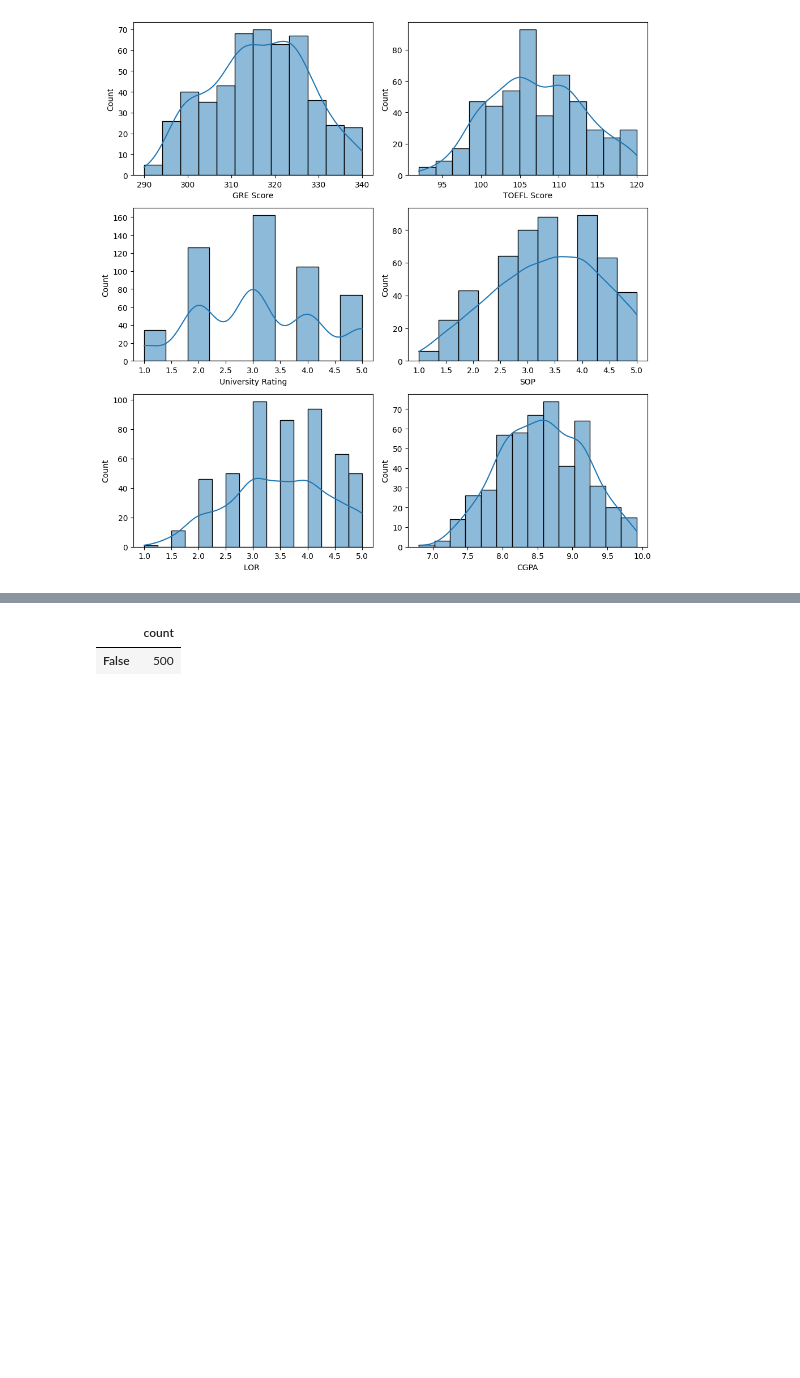
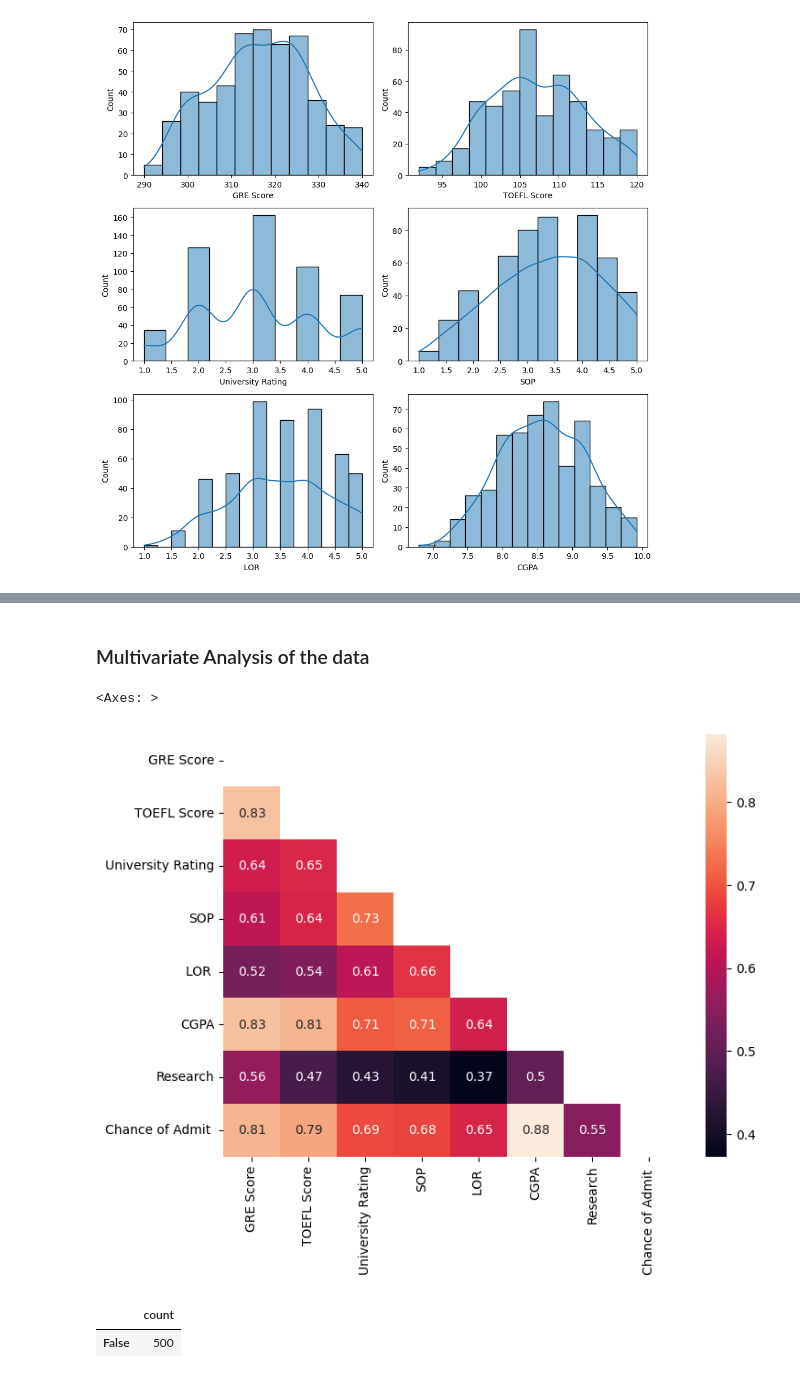
Before and after one commit to akshayabhale1406/SCLR_Jamboree_Education_Linear_Regression, a Jupyter notebook: Jamboree_Education_Linear_Regression.ipynb, the cells around one changed output, grey strips where cells are left out. Drawn from its saved outputs; the diff is of its cells as text; code cells hidden in the pictures; blank space fills up the shorter version.

```diff
--- a/Jamboree_Education_Linear_Regression.ipynb
+++ b/Jamboree_Education_Linear_Regression.ipynb
@@ -135,3 +147,13 @@ hist_plot_of_columns(df_box_plot)
+# %% [markdown]
+### Multivariate Analysis of the data
+# %%
+corr = df_non_serial.corr()
+matrix = np.triu(corr)
+plt.figure(figsize = (8, 6))
+sns.heatmap(corr, annot = True, mask=matrix)
+# %% [output]
+<Axes: >
+[figure, added]
 # %%
 df_duplicate_check = df.duplicated(keep = False)
 df_duplicate_check.value_counts()
```
Also changed, not shown: parts of 26 cells of this notebook.
